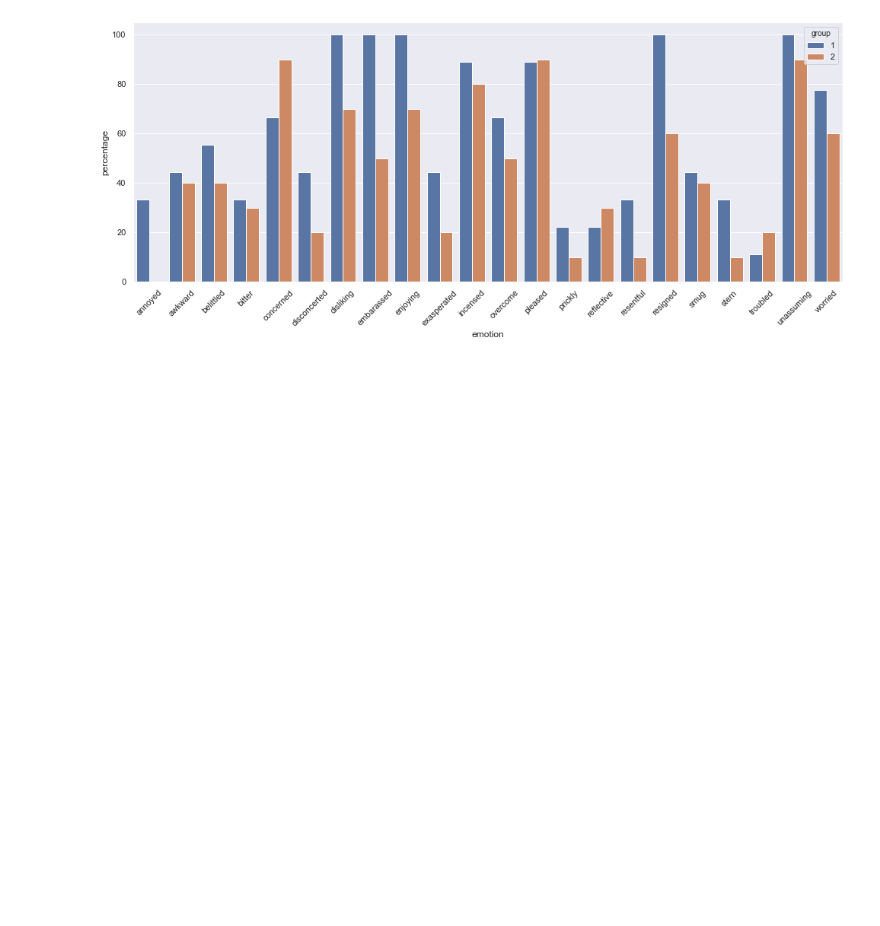
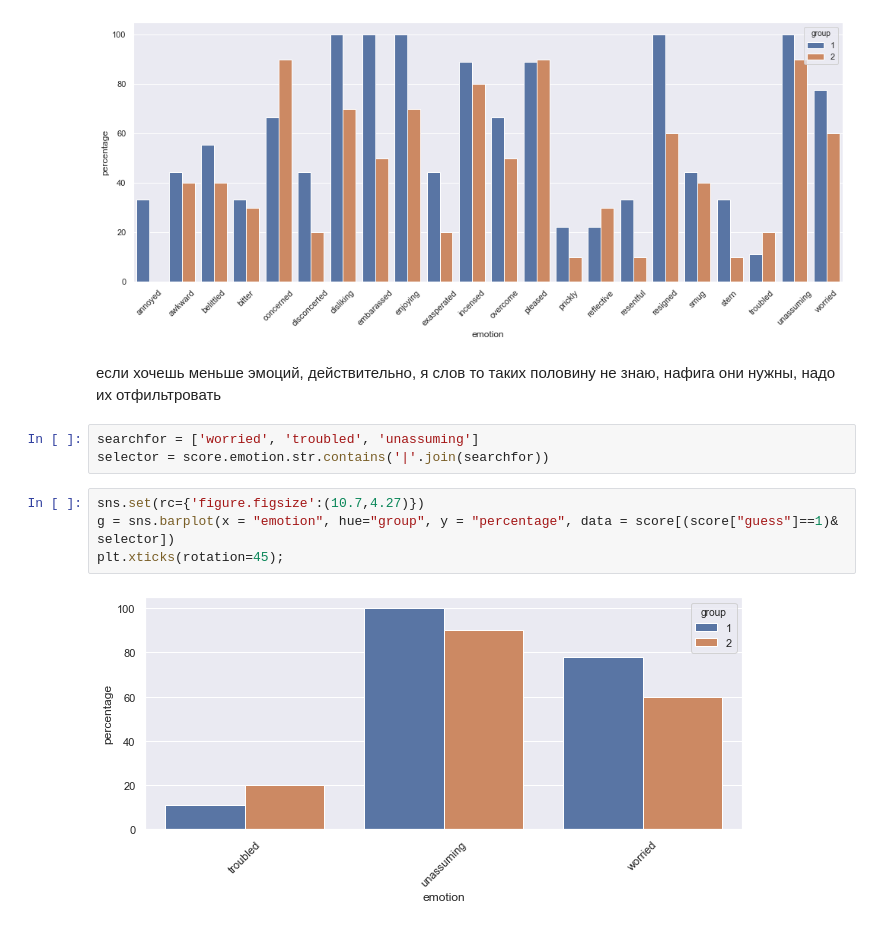
Before and after one commit to iknyazeva/MovieEmotions, a Jupyter notebook: RMF_Revised.ipynb, the cells around one changed output. Saved outputs shown, nothing was run; the diff lists cells and outputs as text; blank space fills up the shorter version.

```diff
--- a/RMF_Revised.ipynb
+++ b/RMF_Revised.ipynb
@@ -105,3 +114,14 @@ g = sns.barplot(x = "emotion", hue="group", y = "percentage", data = score[score
 plt.xticks(rotation=45);
 # %% [output]
 [figure]
+# %% [markdown]
+если хочешь меньше эмоций, действительно, я слов то таких половину не знаю, нафига они нужны, надо их отфильтровать
+# %%
+searchfor = ['worried', 'troubled', 'unassuming']
+selector = score.emotion.str.contains('|'.join(searchfor))
+# %%
+sns.set(rc={'figure.figsize':(10.7,4.27)})
+g = sns.barplot(x = "emotion", hue="group", y = "percentage", data = score[(score["guess"]==1)& selector])
+plt.xticks(rotation=45);
+# %% [output]
+[figure, added]
```
Also changed, not shown: parts of 8 cells of this notebook.
